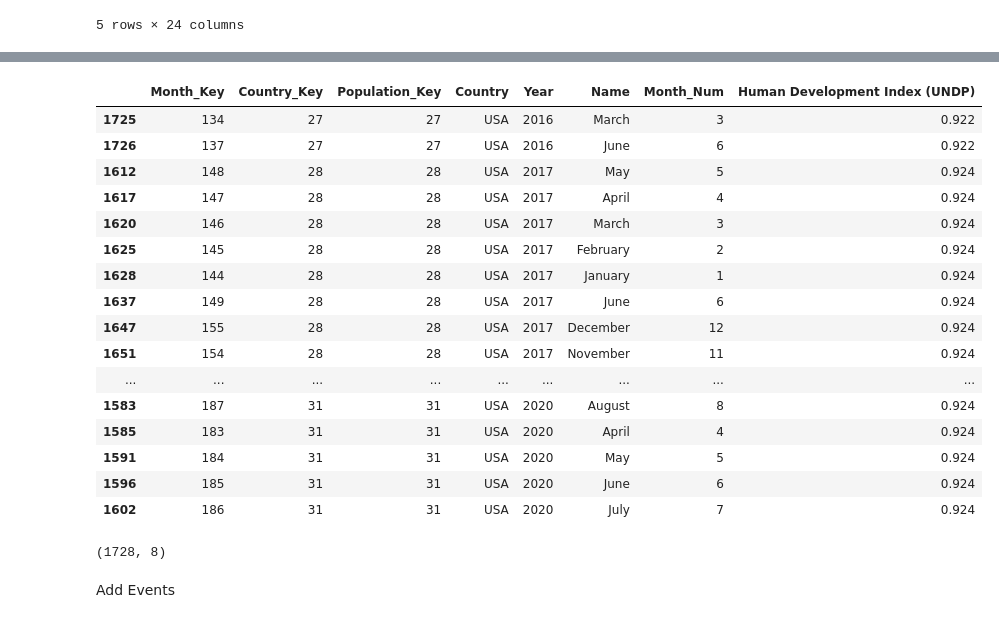
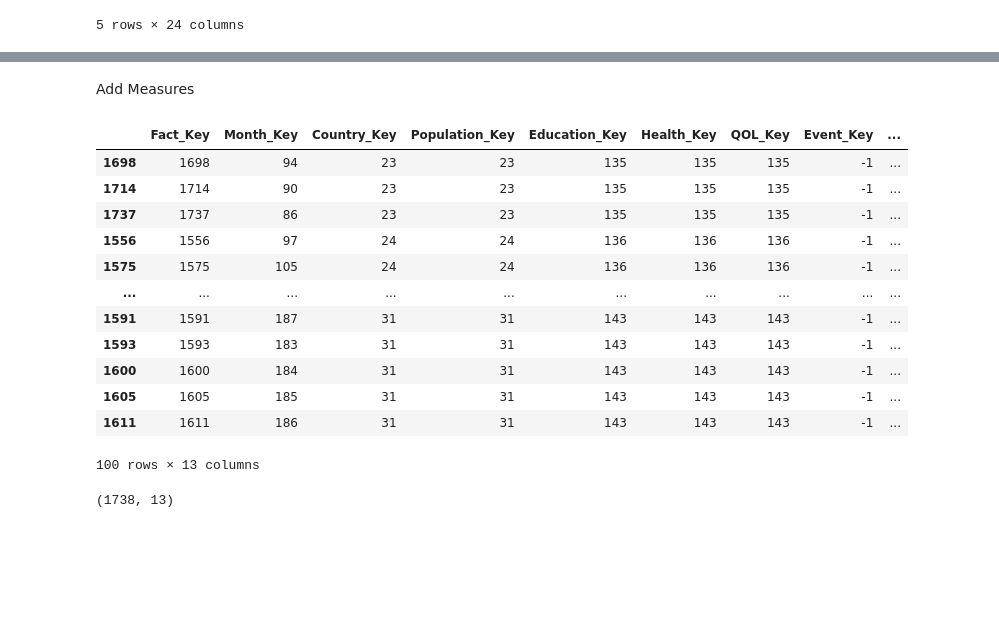
Before and after one commit to ajay-mundi/HealthDataMart, a Jupyter notebook: Data Staging/Fact_Table.ipynb, the cells around one changed output, grey strips where cells are left out. Cells and saved outputs as stored; diff of their text form; code cells hidden in the pictures; blank space fills up the shorter version.

Commit message:
Populated fact table with all tables

```diff
--- a/Data Staging/Fact_Table.ipynb
+++ b/Data Staging/Fact_Table.ipynb
@@ -74,0 +47,37 @@ Remove Unecessary Columns and Add Measures
+# %%
+population_data_processed = pd.read_csv("Pop_Processed_Table.csv")#read input data
+education_processed = pd.read_csv("Education_Processed_Table.csv")#read input data
+health_processed = pd.read_csv("Health_Dimension.csv")#read input data
+quality_life_processed = pd.read_csv("QualityOfLife_Dimension.csv")
+
+fact_table = fact_table.merge(education_processed, left_on=['Country','Year'], right_on=['Country_Ref','Year_Ref'], how='left').drop(columns=["Country_Ref", "Year_Ref"], axis=1)
+fact_table = fact_table.merge(population_data_processed, left_on=['Country','Year'], right_on=['Country_Ref','Year_Ref'], how='left' ).drop(columns=["Country_Ref", "Year_Ref"], axis=1)
+fact_table = fact_table.merge(health_processed, left_on=['Country','Year'], right_on=['Country_Ref','Date'], how='left').drop(columns=["Country_Ref", "Date"], axis=1)
+fact_table = fact_table.merge(quality_life_processed, left_on=['Country','Year'], right_on=['Country_Ref','Date'], how='left').drop(columns=["Country_Ref", "Date"], axis=1)
+
+
+events_processed = pd.read_csv("Event_Pro_Table.csv")#read input data
+
+query = '''
+Select *
+FROM fact_table
+left join events_processed
+
+on
+fact_table.Country = events_processed.Country_Name
+and fact_table.Month_Num >= events_processed.Start_Month
+and fact_table.Month_Num <= events_processed.End_Month
+and fact_table.Year >= events_processed.Start_Year
+and fact_table.Year <= events_processed.End_Year
+'''
+
+fact_table = mysql(query)
+
+fact_table['Event_Key'] = fact_table['Event_Key'].fillna(-1)
+fact_table['Event_Key'] = fact_table['Event_Key'].astype(int)
+
+fact_table["Fact_Key"] = np.arange(len(fact_table))
+
+fact_table = pd.DataFrame(fact_table, columns=["Fact_Key","Month_Key", "Country_Key", "Population_Key", "Education_Key", "Health_Key", "QOL_Key", "Event_Key", "Country", "Year", "Name", "Month_Num"])
+
+fact_table.tail(50)
@@ -75,51 +102,44 @@ Remove Unecessary Columns and Add Measures
+# %% [markdown]
+Add Measures
 # %%
-#keep only keys and columns needed for joins
-fact_table = pd.DataFrame(fact_table, columns=['Month_Key', "Country_Key", "Population_Key", "Country", "Year", "Name", "Month_Num"])
-
 population_human_development_raw = pd.read_csv("human_development_index_raw.csv")#read input data
 
 
 countries = ["Canada", "United States", "Mexico", "Burundi", "Chad", "Niger", "Bolivia", "Philippines", "Indonesia"]
 
 population_human_development_processed = population_human_development_raw[population_human_development_raw["Entity"].isin(countries)]
 population_human_development_processed = population_human_development_processed[population_human_development_processed["Year"] >2004]
 population_human_development_processed = population_human_development_processed.drop(["Code"], axis=1)
 
 country = "Canada"
 for country in countries:
     for i in range(3):
         country_data = {}
         country_data["Entity"] = country
         country_data["Year"] = 2018+i
         population_human_development_processed = population_human_development_processed.append(pd.DataFrame([country_data]), ignore_index=True)
 
 
 population_human_development_processed['Entity'].replace({"United States": "USA"}, inplace = True)
 population_human_development_processed = population_human_development_processed.sort_values(["Entity","Year"], ascending=[True,True])
-population_human_development_processed.fillna(method="ffill", inplace=True)#perhaps change to extrapolation
+population_human_development_processed.fillna(5, inplace=True)#perhaps change to extrapolation
 
 fact_table = fact_table.merge(population_human_development_processed, left_on=['Country','Year' ], right_on=['Entity','Year' ], how='left').drop(columns=["Entity"])
 fact_table = fact_table.sort_values(["Country","Year"], ascending=[True,True])
-display(fact_table.tail(50))
+display(fact_table.tail(100))
 print(fact_table.shape)
 # %% [output]
-|  | Month_Key | Country_Key | Population_Key | Country | Year | Name | Month_Num | Human Development Index (UNDP) |
-| 1725 | 134 | 27 | 27 | USA | 2016 | March | 3 | 0.922 |
-| 1726 | 137 | 27 | 27 | USA | 2016 | June | 6 | 0.922 |
-| 1612 | 148 | 28 | 28 | USA | 2017 | May | 5 | 0.924 |
-| 1617 | 147 | 28 | 28 | USA | 2017 | April | 4 | 0.924 |
-| 1620 | 146 | 28 | 28 | USA | 2017 | March | 3 | 0.924 |
-| 1625 | 145 | 28 | 28 | USA | 2017 | February | 2 | 0.924 |
-| 1628 | 144 | 28 | 28 | USA | 2017 | January | 1 | 0.924 |
-| 1637 | 149 | 28 | 28 | USA | 2017 | June | 6 | 0.924 |
-| 1647 | 155 | 28 | 28 | USA | 2017 | December | 12 | 0.924 |
-| 1651 | 154 | 28 | 28 | USA | 2017 | November | 11 | 0.924 |
-| ... | ... | ... | ... | ... | ... | ... | ... | ... |
-| 1583 | 187 | 31 | 31 | USA | 2020 | August | 8 | 0.924 |
-| 1585 | 183 | 31 | 31 | USA | 2020 | April | 4 | 0.924 |
-| 1591 | 184 | 31 | 31 | USA | 2020 | May | 5 | 0.924 |
-| 1596 | 185 | 31 | 31 | USA | 2020 | June | 6 | 0.924 |
-| 1602 | 186 | 31 | 31 | USA | 2020 | July | 7 | 0.924 |
+|  | Fact_Key | Month_Key | Country_Key | Population_Key | Education_Key | Health_Key | QOL_Key | Event_Key | ... |
+| 1698 | 1698 | 94 | 23 | 23 | 135 | 135 | 135 | -1 | ... |
+| 1714 | 1714 | 90 | 23 | 23 | 135 | 135 | 135 | -1 | ... |
+| 1737 | 1737 | 86 | 23 | 23 | 135 | 135 | 135 | -1 | ... |
+| 1556 | 1556 | 97 | 24 | 24 | 136 | 136 | 136 | -1 | ... |
+| 1575 | 1575 | 105 | 24 | 24 | 136 | 136 | 136 | -1 | ... |
+| ... | ... | ... | ... | ... | ... | ... | ... | ... | ... |
+| 1591 | 1591 | 187 | 31 | 31 | 143 | 143 | 143 | -1 | ... |
+| 1593 | 1593 | 183 | 31 | 31 | 143 | 143 | 143 | -1 | ... |
+| 1600 | 1600 | 184 | 31 | 31 | 143 | 143 | 143 | -1 | ... |
+| 1605 | 1605 | 185 | 31 | 31 | 143 | 143 | 143 | -1 | ... |
+| 1611 | 1611 | 186 | 31 | 31 | 143 | 143 | 143 | -1 | ... |
-(1728, 8)
+100 rows × 13 columns
+(1738, 13)
-# %% [markdown]
-Add Events
```
Also changed, not shown: parts of 9 cells of this notebook, 11 other files.
